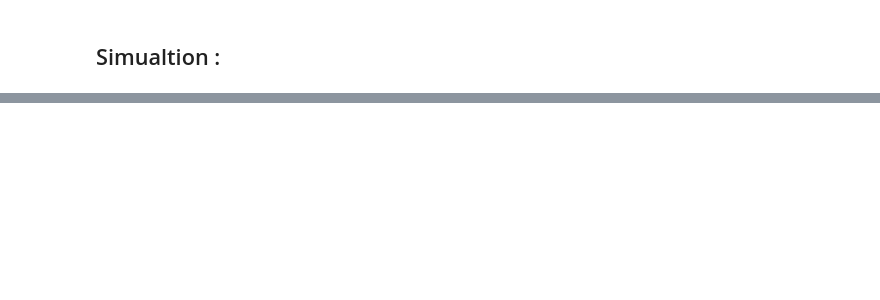
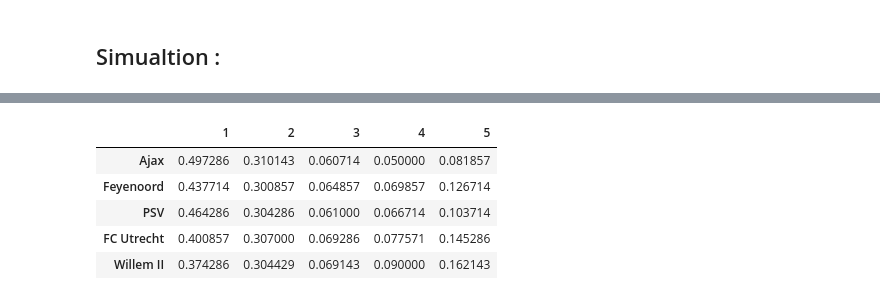
Before and after one commit to hassoonsy2/Simwisk, a Jupyter notebook: Monte Carlo sim.ipynb, the cells around one changed output, grey strips where cells are left out. Cells and saved outputs as stored; diff of their text form; code cells hidden in the pictures; blank space fills up the shorter version.

```diff
--- a/Monte Carlo sim.ipynb
+++ b/Monte Carlo sim.ipynb
@@ -226,10 +109,0 @@ Aan de verschillen is geen echte trend te zien. Voor deze simulatie is het niet
-# %%
-Ajax = [3.2, 0.9, 3.1, 0.6]
-Feyenoord =[2.4, 1.1, 2.2, 0.8]
-PSV = [2.1, 0.7, 1.8, 1.3]
-FCUtrecht = [1.9, 1.2, 3, 2.4]
-WillemII = [1.4, 1.7, 1, 1.5]
-teams = ["Ajax", "Feyenoord", "PSV", "FCUtrecht", "WillemII"]
-averScoreDF = pd.DataFrame([Ajax, Feyenoord, PSV, FCUtrecht, WillemII])
-averScoreDF = averScoreDF.set_index(pd.Index(teams))
-averScoreDF.columns = ["HS", "HC", "AS", "AC"]
@@ -335,0 +163,35 @@ Na een snelle test merkte ik dat het "betere team" hier beter presteerde
+# %%
+
+def ranking(sim_results):
+    """Helperfunctie om ranglijsten te berekenen op basis van simulatieresultaten"""
+    rankings = sim_results['punten'].rank(ascending=False, method='min')
+    return rankings.astype(int)
+
+def monte_carlo(num_simulations , sim_function):
+    teams = team_df.index
+    num_teams = len(teams)
+    ranking_counts = pd.DataFrame(0, index=teams, columns=range(1, num_teams+1))
+
+    for _ in range(num_simulations):
+        sim_results = sim_function()
+        #print(sim_results)
+        rankings = ranking(sim_results)
+        #print(rankings)
+        for team, rank in rankings.items():
+            ranking_counts.at[team, rank] += 1
+
+    ranking_probabilities = ranking_counts / num_simulations
+    return ranking_probabilities
+
+# Now run the Monte Carlo simulations
+aantal_keren = 7000
+ranking_prob = monte_carlo(aantal_keren, competitie_simuleren)
+
+ranking_prob
+# %% [output]
+|  | 1 | 2 | 3 | 4 | 5 |
+| Ajax | 0.497286 | 0.310143 | 0.060714 | 0.050000 | 0.081857 |
+| Feyenoord | 0.437714 | 0.300857 | 0.064857 | 0.069857 | 0.126714 |
+| PSV | 0.464286 | 0.304286 | 0.061000 | 0.066714 | 0.103714 |
+| FC Utrecht | 0.400857 | 0.307000 | 0.069286 | 0.077571 | 0.145286 |
+| Willem II | 0.374286 | 0.304429 | 0.069143 | 0.090000 | 0.162143 |
```
Also changed, not shown: parts of 43 cells of this notebook, 3 other files.
